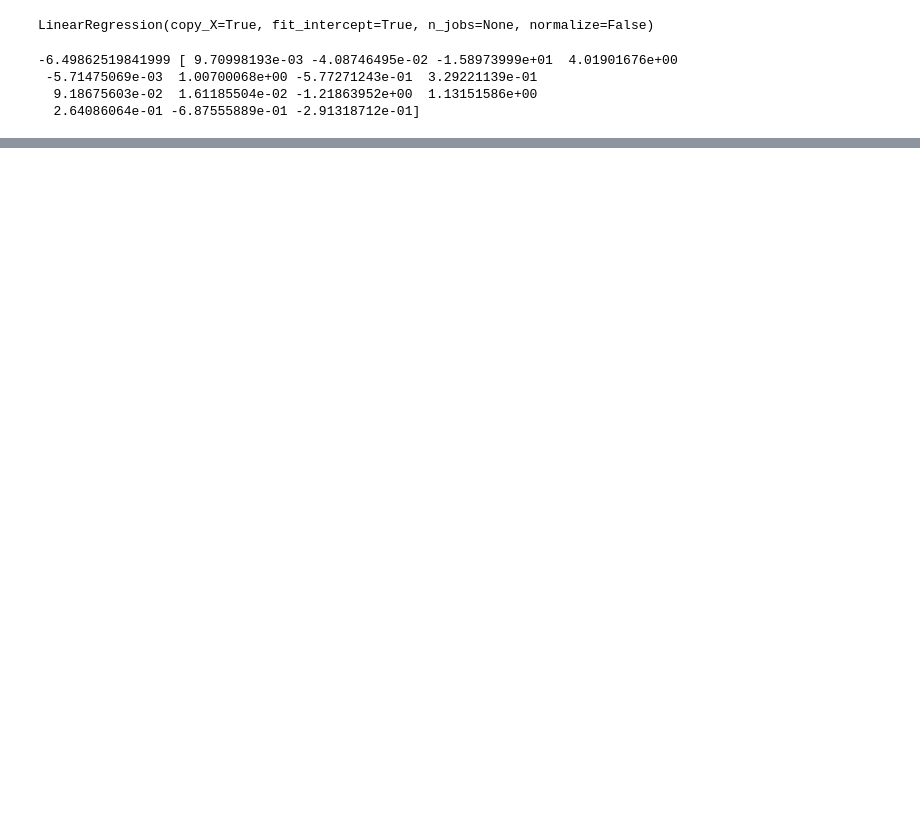
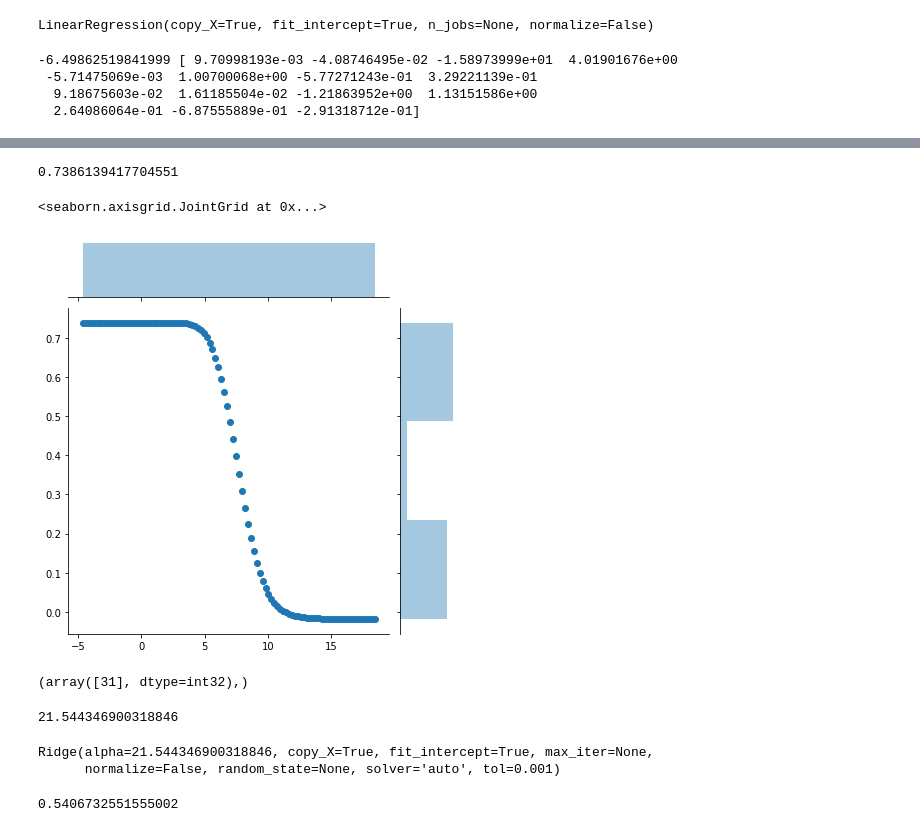
Before and after one commit to ankitarunpatil/Data-Science, a Jupyter notebook: LinearRegression/House_Price.ipynb, the cells around one changed output, grey strips where cells are left out. Saved outputs shown, nothing was run; the diff lists cells and outputs as text; code cells hidden in the pictures; blank space fills up the shorter version.

```diff
--- a/LinearRegression/House_Price.ipynb
+++ b/LinearRegression/House_Price.ipynb
@@ -429,0 +472,3 @@ print(lm3.intercept_,lm3.coef_)
+# %%
+lm_r = Ridge(alpha=0.5)
+lm_r.fit(X_train_s,y_train)
@@ -429,0 +484,2 @@ print(lm3.intercept_,lm3.coef_)
+# %%
+param_range = np.logspace(-2,8,100)
@@ -429,0 +506,2 @@ print(lm3.intercept_,lm3.coef_)
+# %%
+train_scores, test_scores = validation_curve(Ridge(),X_train_s,y_train, "alpha", param_range, scoring='r2')
@@ -429,0 +550,2 @@ print(lm3.intercept_,lm3.coef_)
+# %%
+test_mean = np.mean(test_scores, axis = 1)
@@ -429,0 +572,17 @@ print(lm3.intercept_,lm3.coef_)
+# %%
+max(test_mean)
+# %% [output]
+0.7386139417704551
+# %%
+sns.jointplot(x=np.log(param_range), y = test_mean)
+# %% [output]
+<seaborn.axisgrid.JointGrid at 0x...>
+[figure, added]
+# %%
+np.where(test_mean==max(test_mean))
+# %% [output]
+(array([31], dtype=int32),)
+# %%
+param_range[33]
+# %% [output]
+21.544346900318846
@@ -429,0 +591,9 @@ print(lm3.intercept_,lm3.coef_)
+# %%
+lm_r_best.fit(X_train_s,y_train)
+# %% [output]
+Ridge(alpha=21.544346900318846, copy_X=True, fit_intercept=True, max_iter=None,
+      normalize=False, random_state=None, solver='auto', tol=0.001)
+# %%
+r2_score(y_test, lm_r_best.predict(X_test_s))
+# %% [output]
+0.5406732551555002
```
Also changed, not shown: parts of 45 cells of this notebook.
